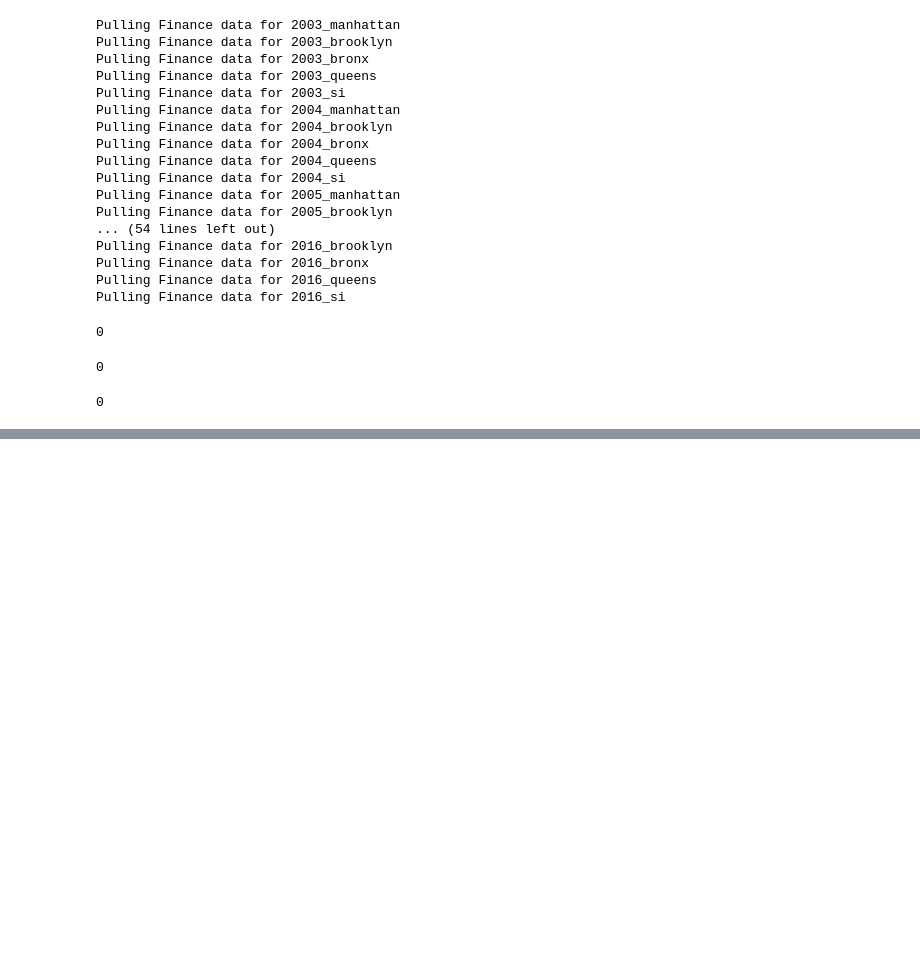
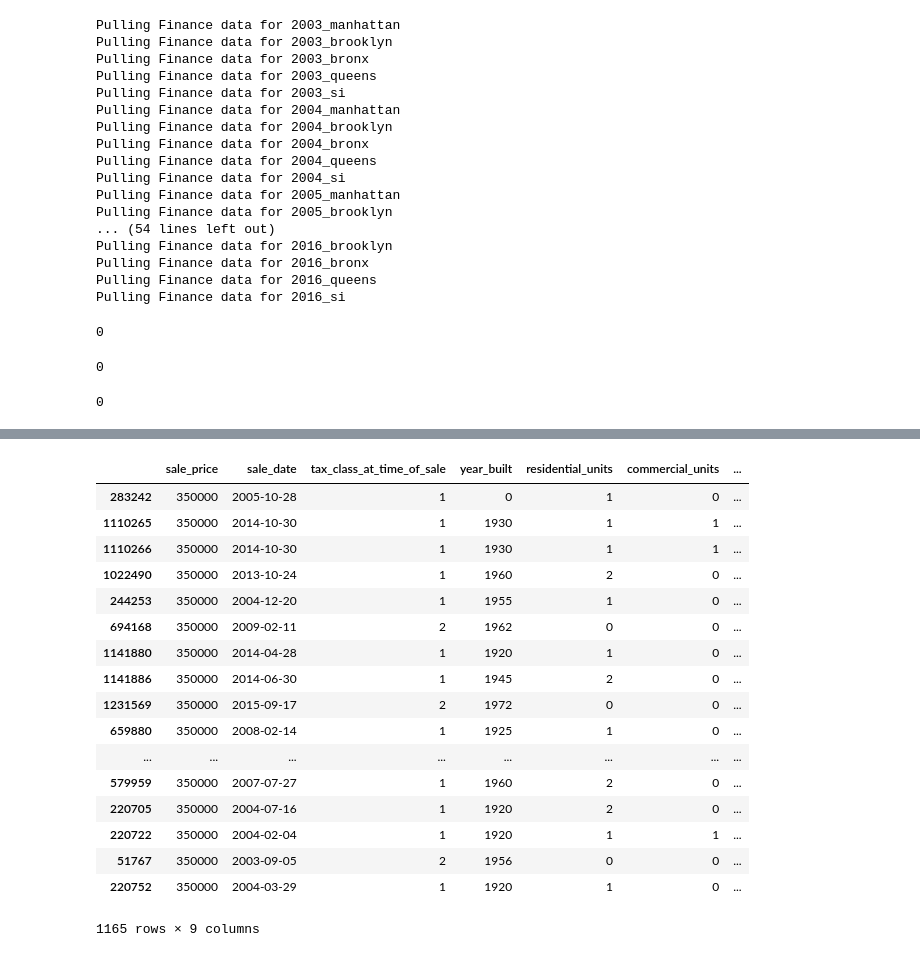
Before and after one commit to jgutman/reveal-estate, a Jupyter notebook: Test Merge.ipynb, the cells around one changed output, grey strips where cells are left out. Drawn from its saved outputs; the diff is of its cells as text; code cells hidden in the pictures; blank space fills up the shorter version.

```diff
--- a/Test Merge.ipynb
+++ b/Test Merge.ipynb
@@ -132,0 +127,21 @@ Index(['borough', 'block', 'schooldist', 'council', 'zipcode', 'ltdheight',
+# %%
+finance[finance.sale_price == 350000]
+# %% [output]
+|  | sale_price | sale_date | tax_class_at_time_of_sale | year_built | residential_units | commercial_units | ... |
+| 283242 | 350000 | 2005-10-28 | 1 | 0 | 1 | 0 | ... |
+| 1110265 | 350000 | 2014-10-30 | 1 | 1930 | 1 | 1 | ... |
+| 1110266 | 350000 | 2014-10-30 | 1 | 1930 | 1 | 1 | ... |
+| 1022490 | 350000 | 2013-10-24 | 1 | 1960 | 2 | 0 | ... |
+| 244253 | 350000 | 2004-12-20 | 1 | 1955 | 1 | 0 | ... |
+| 694168 | 350000 | 2009-02-11 | 2 | 1962 | 0 | 0 | ... |
+| 1141880 | 350000 | 2014-04-28 | 1 | 1920 | 1 | 0 | ... |
+| 1141886 | 350000 | 2014-06-30 | 1 | 1945 | 2 | 0 | ... |
+| 1231569 | 350000 | 2015-09-17 | 2 | 1972 | 0 | 0 | ... |
+| 659880 | 350000 | 2008-02-14 | 1 | 1925 | 1 | 0 | ... |
+| ... | ... | ... | ... | ... | ... | ... | ... |
+| 579959 | 350000 | 2007-07-27 | 1 | 1960 | 2 | 0 | ... |
+| 220705 | 350000 | 2004-07-16 | 1 | 1920 | 2 | 0 | ... |
+| 220722 | 350000 | 2004-02-04 | 1 | 1920 | 1 | 1 | ... |
+| 51767 | 350000 | 2003-09-05 | 2 | 1956 | 0 | 0 | ... |
+| 220752 | 350000 | 2004-03-29 | 1 | 1920 | 1 | 0 | ... |
+1165 rows × 9 columns
```
Also changed, not shown: parts of 26 cells of this notebook, 2 other files.
